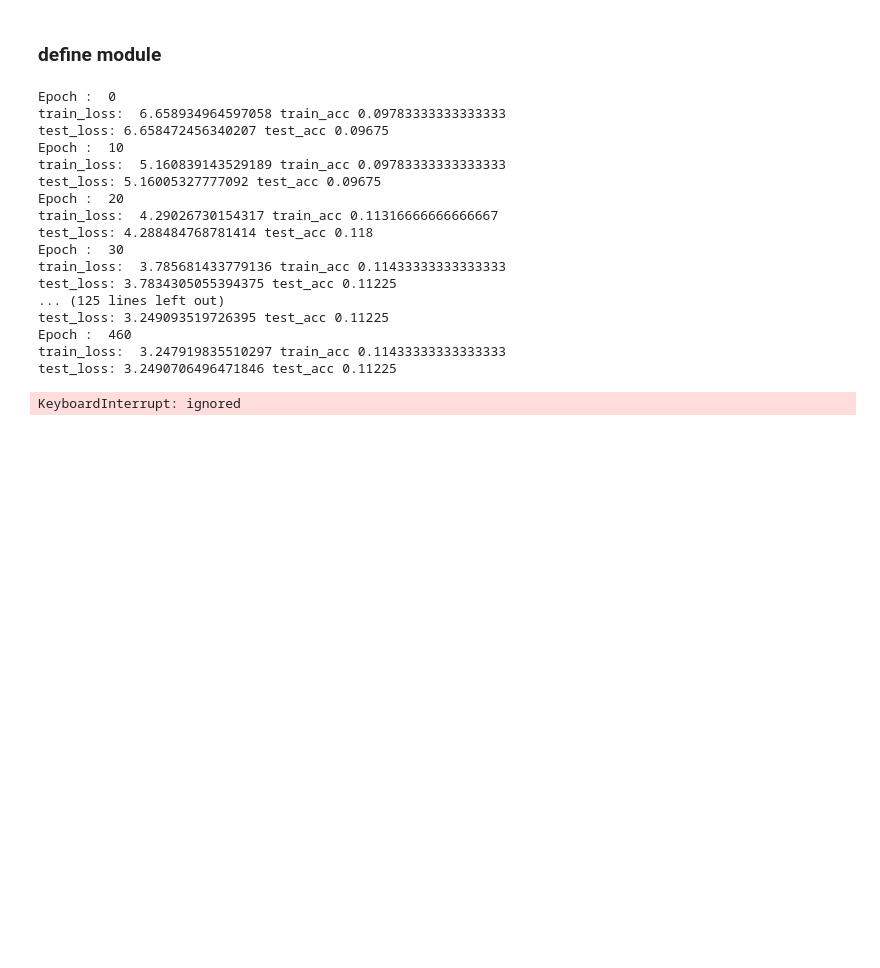
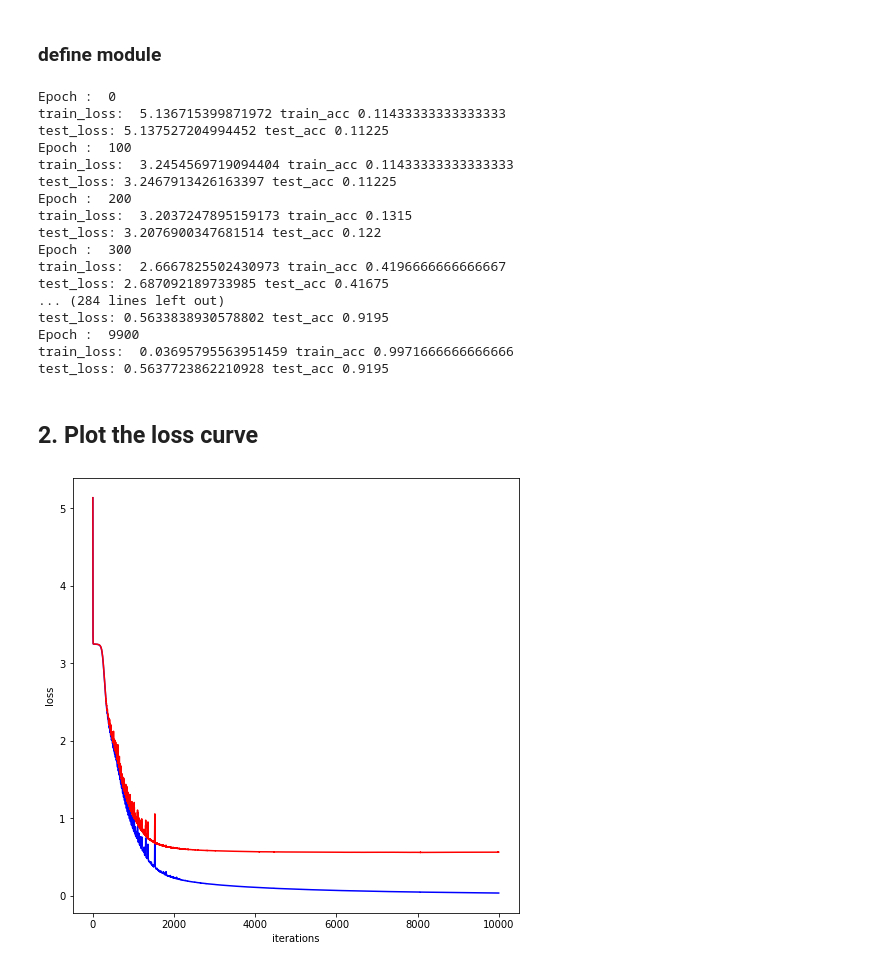
Before and after one commit to SooonChang/MIMP, a Jupyter notebook: Assignment09/Assignment09.ipynb, the cells around one changed output. Cells and saved outputs as stored; diff of their text form; code cells hidden in the pictures; blank space fills up the shorter version.

Commit message:
Assignment09: 2,3 Plot the results

```diff
--- a/Assignment09/Assignment09.ipynb
+++ b/Assignment09/Assignment09.ipynb
@@ -233,7 +224,7 @@ test_lab = list_label[6000:]
 network = Network()
 
 num_iteration = 10000
-lr = 0.01
+lr = 0.1
 train_loss_list = []
 train_acc_list = []
 test_loss_list = []
@@ -248,7 +239,7 @@ for i in range(num_iteration):
     network.params[key] -= lr*grad[key]
 
   train_loss = network.loss(train_img,train_enc)
-  train_loss_list.append(loss)
+  train_loss_list.append(train_loss)
   test_loss = network.loss(test_img,test_enc)
   test_loss_list.append(test_loss)
 
@@ -263,20 +254,32 @@ for i in range(num_iteration):
     print("test_loss:", test_loss, "test_acc", test_acc)
 # %% [output]
 Epoch :  0
-train_loss:  6.658934964597058 train_acc 0.09783333333333333
-test_loss: 6.658472456340207 test_acc 0.09675
-Epoch :  10
-train_loss:  5.160839143529189 train_acc 0.09783333333333333
-test_loss: 5.16005327777092 test_acc 0.09675
-Epoch :  20
-train_loss:  4.29026730154317 train_acc 0.11316666666666667
-test_loss: 4.288484768781414 test_acc 0.118
-Epoch :  30
-train_loss:  3.785681433779136 train_acc 0.11433333333333333
-test_loss: 3.7834305055394375 test_acc 0.11225
-... (125 lines left out)
-test_loss: 3.249093519726395 test_acc 0.11225
-Epoch :  460
-train_loss:  3.247919835510297 train_acc 0.11433333333333333
-test_loss: 3.2490706496471846 test_acc 0.11225
+train_loss:  5.136715399871972 train_acc 0.11433333333333333
+test_loss: 5.137527204994452 test_acc 0.11225
+Epoch :  100
+train_loss:  3.2454569719094404 train_acc 0.11433333333333333
+test_loss: 3.2467913426163397 test_acc 0.11225
+Epoch :  200
+train_loss:  3.2037247895159173 train_acc 0.1315
+test_loss: 3.2076900347681514 test_acc 0.122
+Epoch :  300
+train_loss:  2.6667825502430973 train_acc 0.4196666666666667
+test_loss: 2.687092189733985 test_acc 0.41675
+... (284 lines left out)
+test_loss: 0.5633838930578802 test_acc 0.9195
+Epoch :  9900
+train_loss:  0.03695795563951459 train_acc 0.9971666666666666
+test_loss: 0.5637723862210928 test_acc 0.9195
-KeyboardInterrupt: ignored
+# %% [markdown]
+## 2. Plot the loss curve
+# %%
+iteration = np.arange(0, num_iteration)
+# %%
+plt.figure(figsize=(8,8))
+plt.xlabel("iterations")
+plt.ylabel("loss")
+plt.plot(iteration, train_loss_list, c='b')
+plt.plot(iteration, test_loss_list, c='r')
+plt.show()
+# %% [output]
+[figure, added]
```
Also changed, not shown: parts of 7 cells of this notebook.
